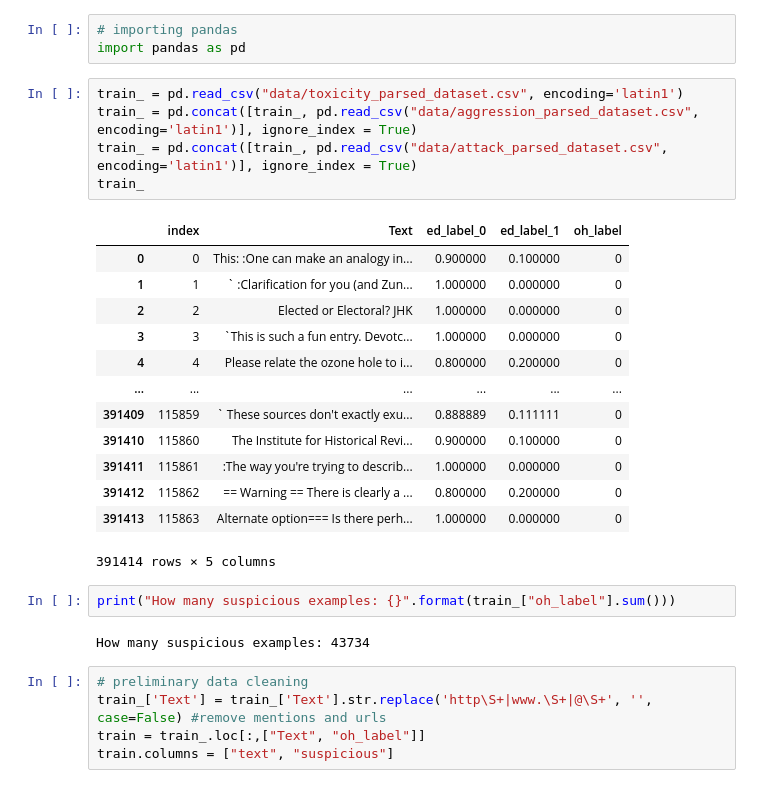
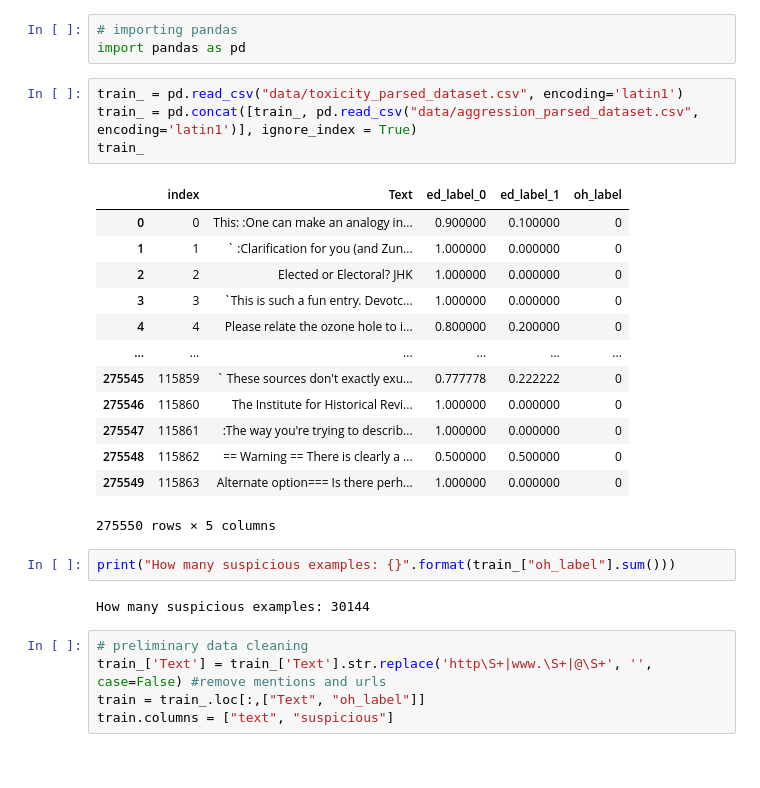
Before and after one commit to gkaczm/Snakey-snakes-emotions, a Jupyter notebook: notebooks/BiteHack_AI_PoC.ipynb, the cells around one changed output. Cells and saved outputs as stored; diff of their text form.

```diff
--- a/notebooks/BiteHack_AI_PoC.ipynb
+++ b/notebooks/BiteHack_AI_PoC.ipynb
@@ -44,26 +49,25 @@ import pandas as pd
 # %%
 train_ = pd.read_csv("data/toxicity_parsed_dataset.csv", encoding='latin1')
 train_ = pd.concat([train_, pd.read_csv("data/aggression_parsed_dataset.csv", encoding='latin1')], ignore_index = True)
-train_ = pd.concat([train_, pd.read_csv("data/attack_parsed_dataset.csv", encoding='latin1')], ignore_index = True)
 train_
 # %% [output]
 |  | index | Text | ed_label_0 | ed_label_1 | oh_label |
 | 0 | 0 | This: :One can make an analogy in... | 0.900000 | 0.100000 | 0 |
 | 1 | 1 | ` :Clarification for you (and Zun... | 1.000000 | 0.000000 | 0 |
 | 2 | 2 | Elected or Electoral? JHK | 1.000000 | 0.000000 | 0 |
 | 3 | 3 | `This is such a fun entry. Devotc... | 1.000000 | 0.000000 | 0 |
 | 4 | 4 | Please relate the ozone hole to i... | 0.800000 | 0.200000 | 0 |
 | ... | ... | ... | ... | ... | ... |
-| 391409 | 115859 | ` These sources don't exactly exu... | 0.888889 | 0.111111 | 0 |
-| 391410 | 115860 | The Institute for Historical Revi... | 0.900000 | 0.100000 | 0 |
-| 391411 | 115861 | :The way you're trying to describ... | 1.000000 | 0.000000 | 0 |
-| 391412 | 115862 | == Warning == There is clearly a ... | 0.800000 | 0.200000 | 0 |
-| 391413 | 115863 | Alternate option=== Is there perh... | 1.000000 | 0.000000 | 0 |
+| 275545 | 115859 | ` These sources don't exactly exu... | 0.777778 | 0.222222 | 0 |
+| 275546 | 115860 | The Institute for Historical Revi... | 1.000000 | 0.000000 | 0 |
+| 275547 | 115861 | :The way you're trying to describ... | 1.000000 | 0.000000 | 0 |
+| 275548 | 115862 | == Warning == There is clearly a ... | 0.500000 | 0.500000 | 0 |
+| 275549 | 115863 | Alternate option=== Is there perh... | 1.000000 | 0.000000 | 0 |
-391414 rows × 5 columns
+275550 rows × 5 columns
 # %%
 print("How many suspicious examples: {}".format(train_["oh_label"].sum()))
 # %% [output]
-How many suspicious examples: 43734
+How many suspicious examples: 30144
 # %%
 # preliminary data cleaning
 train_['Text'] = train_['Text'].str.replace('http\S+|www.\S+|@\S+', '', case=False) #remove mentions and urls
```
Also changed, not shown: parts of 59 cells of this notebook, 4 other files.
